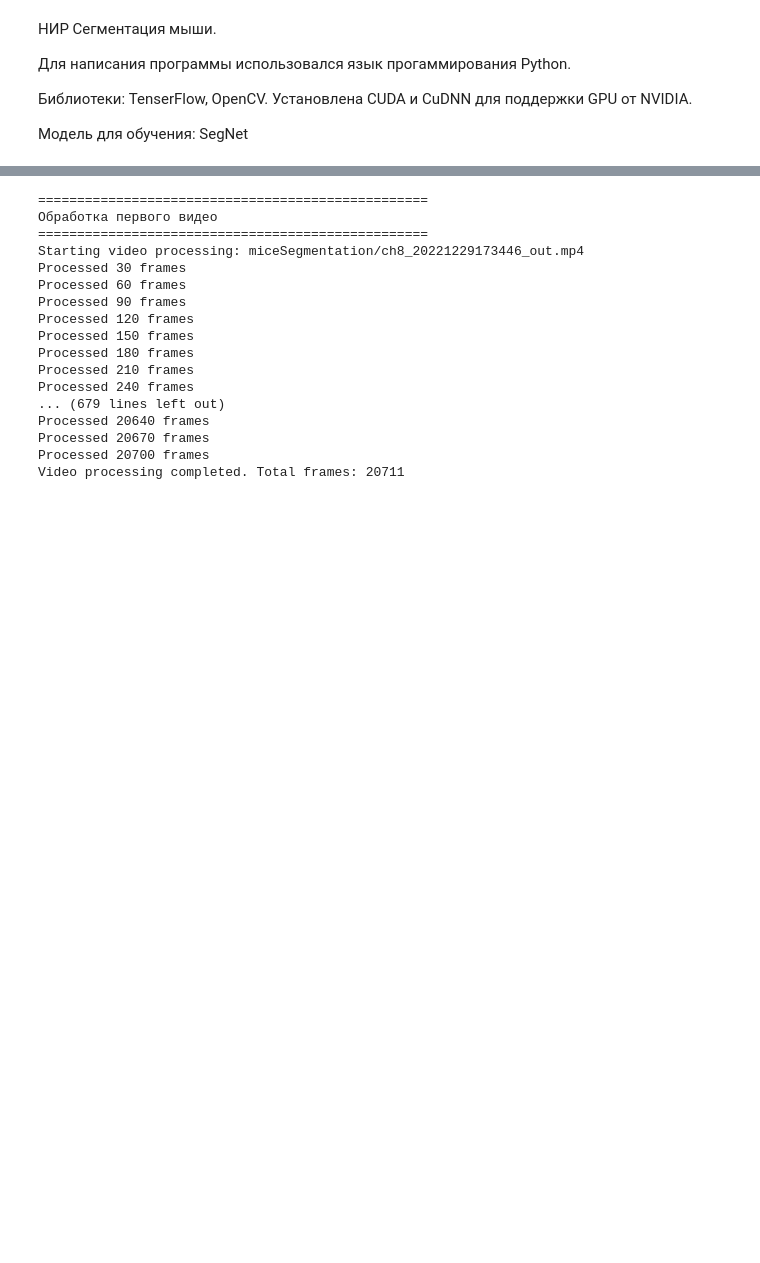
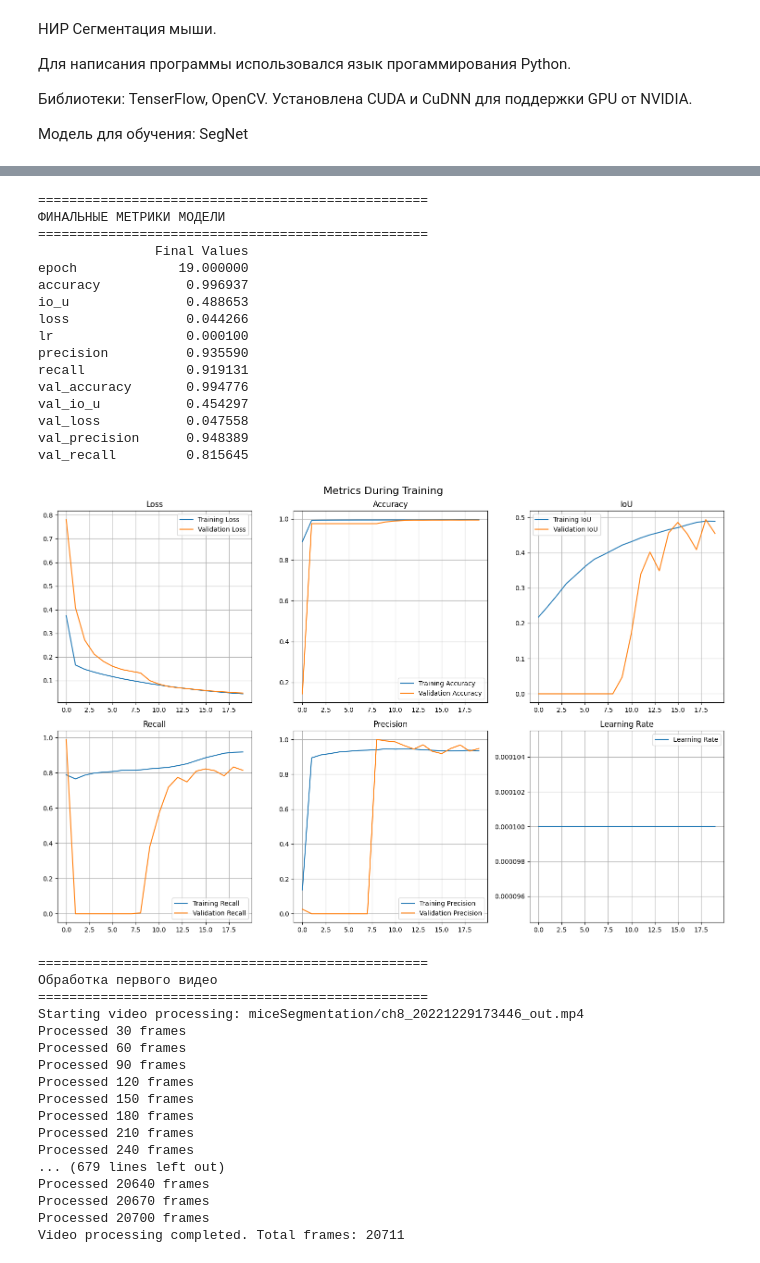
Before and after one commit to QS1lE/mouse_segmentation, a Jupyter notebook: SegNet_mouse_segmentation.ipynb, the cells around one changed output, grey strips where cells are left out. Saved outputs shown, nothing was run; the diff lists cells and outputs as text; code cells hidden in the pictures; blank space fills up the shorter version.

```diff
--- a/SegNet_mouse_segmentation.ipynb
+++ b/SegNet_mouse_segmentation.ipynb
@@ -473,4 +554,24 @@ Epoch 20: val_loss did not improve from 0.02124
 Training finished
+# %%
+metrics_df = plot_training_metrics()
+# %% [output]
+==================================================
+ФИНАЛЬНЫЕ МЕТРИКИ МОДЕЛИ
+==================================================
+               Final Values
+epoch             19.000000
+accuracy           0.996937
+io_u               0.488653
+loss               0.044266
+lr                 0.000100
+precision          0.935590
+recall             0.919131
+val_accuracy       0.994776
+val_io_u           0.454297
+val_loss           0.047558
+val_precision      0.948389
+val_recall         0.815645
+[figure, added]
 # %%
 # Обработка первого видео
 print("\n" + "="*50)
```
Also changed, not shown: parts of 4 cells of this notebook, 2 other files.
